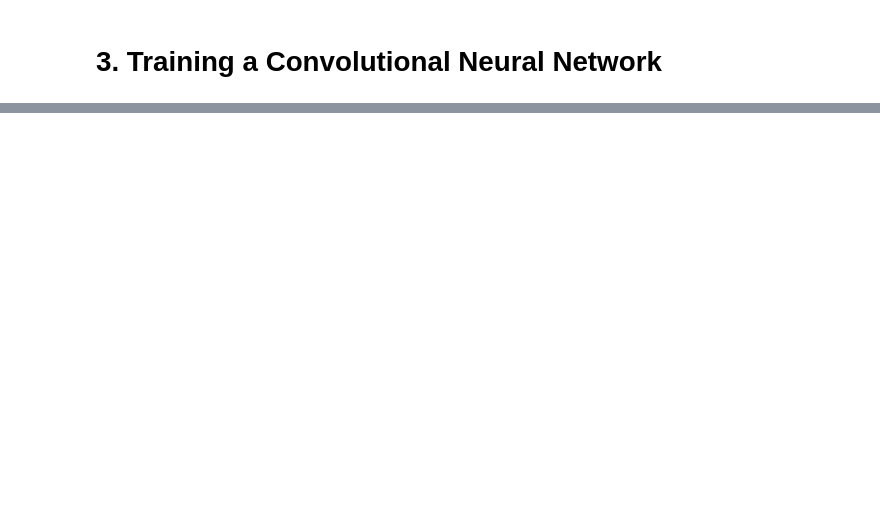
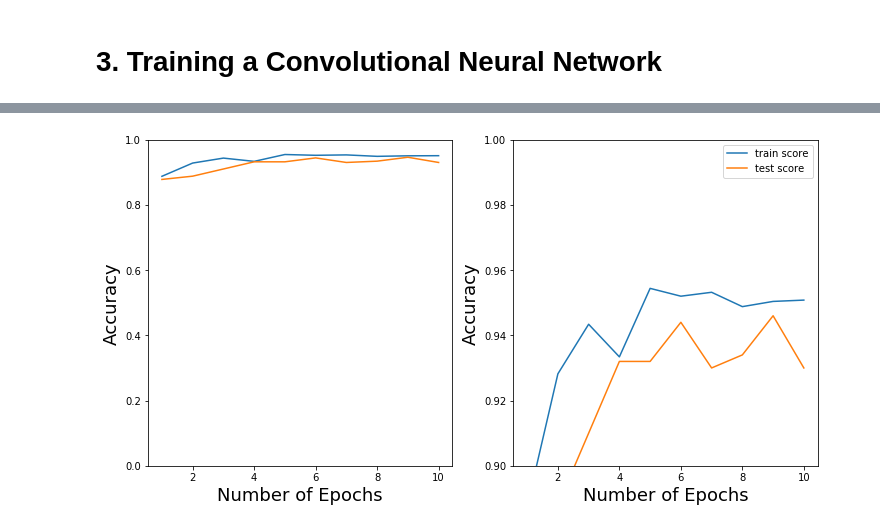
Before and after one commit to taspinar/siml, a Jupyter notebook: notebooks/WV3 - Classification of signals using the CWT and CNN.ipynb, the cells around one changed output, grey strips where cells are left out. Saved outputs shown, nothing was run; the diff lists cells and outputs as text; code cells hidden in the pictures; blank space fills up the shorter version.

```diff
--- a/notebooks/WV3 - Classification of signals using the CWT and CNN.ipynb
+++ b/notebooks/WV3 - Classification of signals using the CWT and CNN.ipynb
@@ -3,31 +3,16 @@
 ### To get some more background information, please have a look at the accompanying blog-post:
 ### http://ataspinar.com/2018/12/21/a-guide-for-using-the-wavelet-transform-in-machine-learning/
 # %%
-import os
-import time
+import pywt
 import numpy as np
-import pandas as pd
-import scipy.io as sio
-from scipy.fftpack import fft
-from IPython.display import display
-
 import matplotlib.pyplot as plt
-from scipy.signal import welch
-import pywt
-import scipy.stats
-
-import datetime as dt
-#import pyproj
 from collections import defaultdict, Counter
-
-import tensorflow as tf
-import pickle
 import keras
-from keras.datasets import mnist
 from keras.layers import Dense, Flatten
 from keras.layers import Conv2D, MaxPooling2D
 from keras.models import Sequential
-import matplotlib.pylab as plt
+from keras.callbacks import History
+history = History()
 # %% [output]
 Using TensorFlow backend.
 # %% [markdown]
@@ -247,0 +213,16 @@ plt.show()
+# %%
+fig, axarr = plt.subplots(figsize=(12,6), ncols=2)
+axarr[0].plot(range(1, 11), history.history['acc'], label='train score')
+axarr[0].plot(range(1, 11), history.history['val_acc'], label='test score')
+axarr[0].set_xlabel('Number of Epochs', fontsize=18)
+axarr[0].set_ylabel('Accuracy', fontsize=18)
+axarr[0].set_ylim([0,1])
+axarr[1].plot(range(1, 11), history.history['acc'], label='train score')
+axarr[1].plot(range(1, 11), history.history['val_acc'], label='test score')
+axarr[1].set_xlabel('Number of Epochs', fontsize=18)
+axarr[1].set_ylabel('Accuracy', fontsize=18)
+axarr[1].set_ylim([0.9,1])
+plt.legend()
+plt.show()
+# %% [output]
+[figure, added]
```
Also changed, not shown: parts of 6 cells of this notebook.
